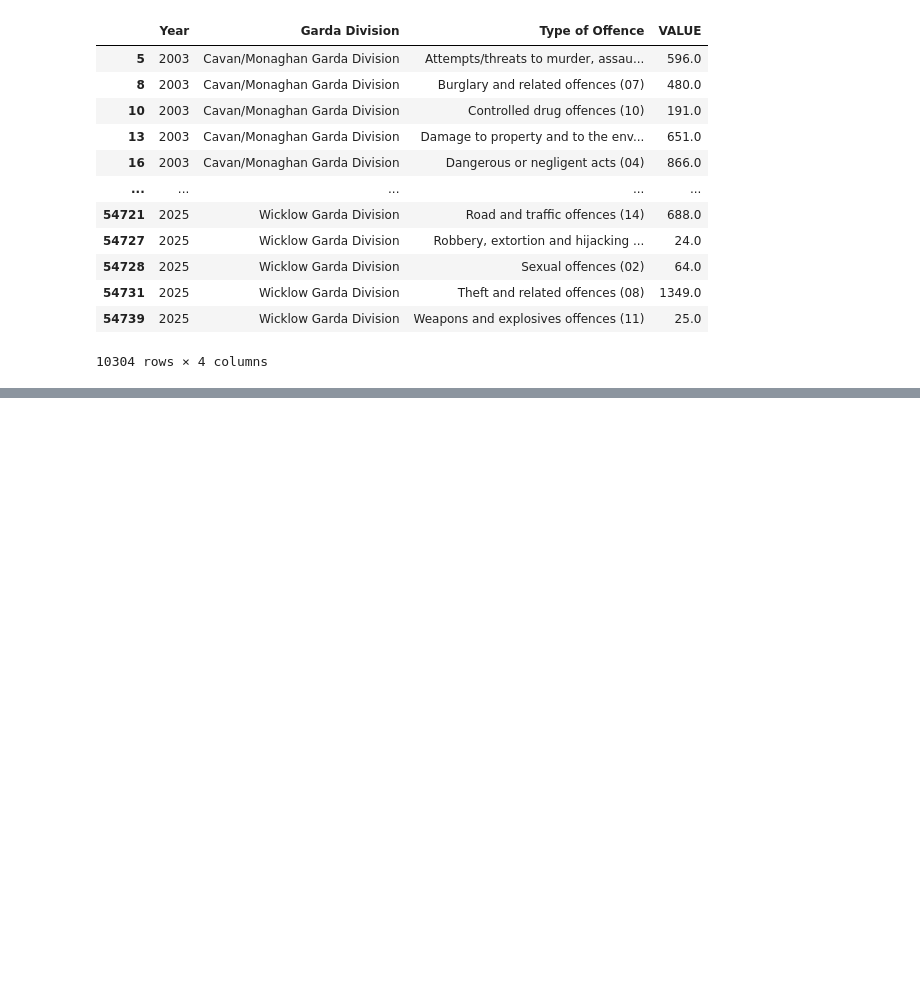
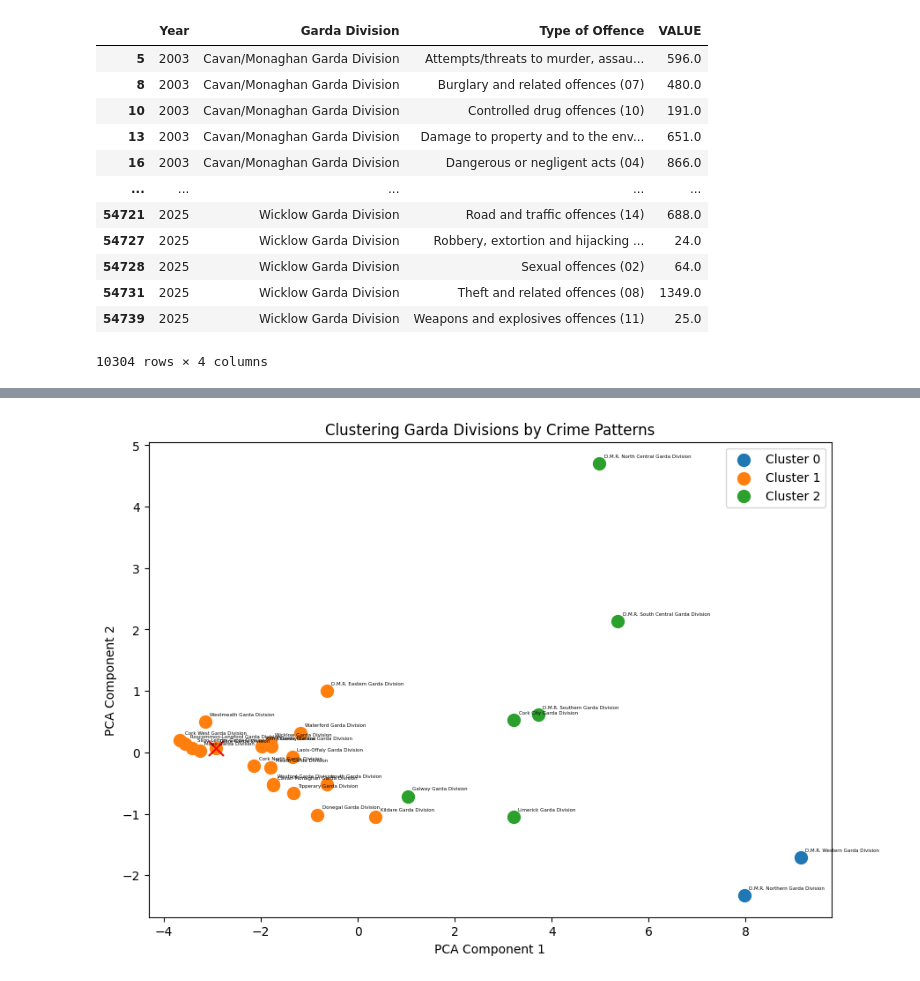
Before and after one commit to AD12334/crime, a Jupyter notebook: main.ipynb, the cells around one changed output, grey strips where cells are left out. Saved outputs shown, nothing was run; the diff lists cells and outputs as text; code cells hidden in the pictures; blank space fills up the shorter version.

```diff
--- a/main.ipynb
+++ b/main.ipynb
@@ -116,0 +180,43 @@ for county in county_crime_information:
+# %%
+# Pivot to get divisions x offence types
+feature_df = main_df.pivot_table(
+    index="Garda Division",            # rows = divisions
+    columns="Type of Offence",         # columns = crime types
+    values="VALUE",                    # counts
+    aggfunc='sum',                     # sum across years
+    fill_value=0                       # fill missing offences with 0
+)
+# %%
+scaler = StandardScaler()
+X_scaled = scaler.fit_transform(feature_df)
+# %%
+
+k = 3
+kmeans = KMeans(n_clusters=k, random_state=42)
+clusters = kmeans.fit_predict(X_scaled)
+
+feature_df['Cluster'] = clusters # making a cluster column in our feature dataframe
+# %%
+
+# Reduce dimensions to 2D for plotting
+pca = PCA(n_components=2)
+X_pca = pca.fit_transform(X_scaled)
+
+# Plot
+plt.figure(figsize=(10,7))
+for cluster in range(k):
+    idx = feature_df['Cluster'] == cluster
+    plt.scatter(X_pca[idx, 0], X_pca[idx, 1], label=f'Cluster {cluster}', s=100)
+
+for i, division in enumerate(feature_df.index):
+    if(division == "Clare Garda Division"):
+        plt.scatter(X_pca[i, 0], X_pca[i, 1], c='red', s=150, marker='x')  # Highlight Clare Garda Division with a red x
+    plt.text(X_pca[i, 0]+0.1, X_pca[i, 1]+0.1, division, fontsize=4)
+
+plt.xlabel('PCA Component 1')
+plt.ylabel('PCA Component 2')
+plt.title('Clustering Garda Divisions by Crime Patterns')
+plt.legend()
+plt.show()
+# %% [output]
+[figure, added]
```
Also changed, not shown: parts of 4 cells of this notebook, 2 other files.
